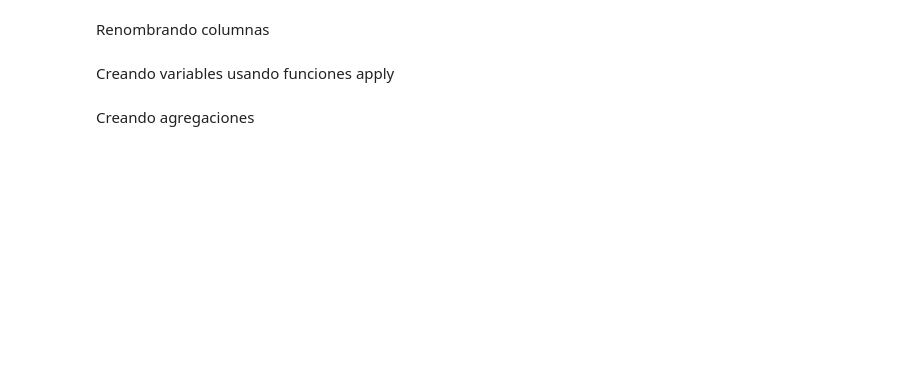
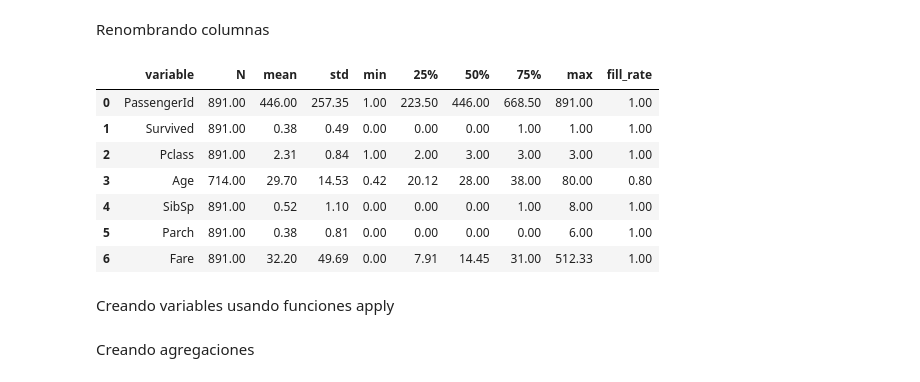
Before and after one commit to JCaballerot/Programacion_en_Python, a Jupyter notebook: modulo5/Análisis_de_datos_con_pandas.ipynb, the cells around one changed output. Cells and saved outputs as stored; diff of their text form; code cells hidden in the pictures; blank space fills up the shorter version.

```diff
--- a/modulo5/Análisis_de_datos_con_pandas.ipynb
+++ b/modulo5/Análisis_de_datos_con_pandas.ipynb
@@ -46,7 +144,17 @@ pddf_resume
 # %% [markdown]
 Renombrando columnas
 # %%
-pddf_resume.rename(columns={'index': 'variable','count':'N'}, inplace = True)
+pddf_resume.rename(columns = {'index': 'variable',
+                              'count':'N'}, inplace = True)
 pddf_resume
+# %% [output]
+|  | variable | N | mean | std | min | 25% | 50% | 75% | max | fill_rate |
+| 0 | PassengerId | 891.00 | 446.00 | 257.35 | 1.00 | 223.50 | 446.00 | 668.50 | 891.00 | 1.00 |
+| 1 | Survived | 891.00 | 0.38 | 0.49 | 0.00 | 0.00 | 0.00 | 1.00 | 1.00 | 1.00 |
+| 2 | Pclass | 891.00 | 2.31 | 0.84 | 1.00 | 2.00 | 3.00 | 3.00 | 3.00 | 1.00 |
+| 3 | Age | 714.00 | 29.70 | 14.53 | 0.42 | 20.12 | 28.00 | 38.00 | 80.00 | 0.80 |
+| 4 | SibSp | 891.00 | 0.52 | 1.10 | 0.00 | 0.00 | 0.00 | 1.00 | 8.00 | 1.00 |
+| 5 | Parch | 891.00 | 0.38 | 0.81 | 0.00 | 0.00 | 0.00 | 0.00 | 6.00 | 1.00 |
+| 6 | Fare | 891.00 | 32.20 | 49.69 | 0.00 | 7.91 | 14.45 | 31.00 | 512.33 | 1.00 |
 # %% [markdown]
 Creando variables usando funciones apply
```
Also changed, not shown: parts of 30 cells of this notebook.
